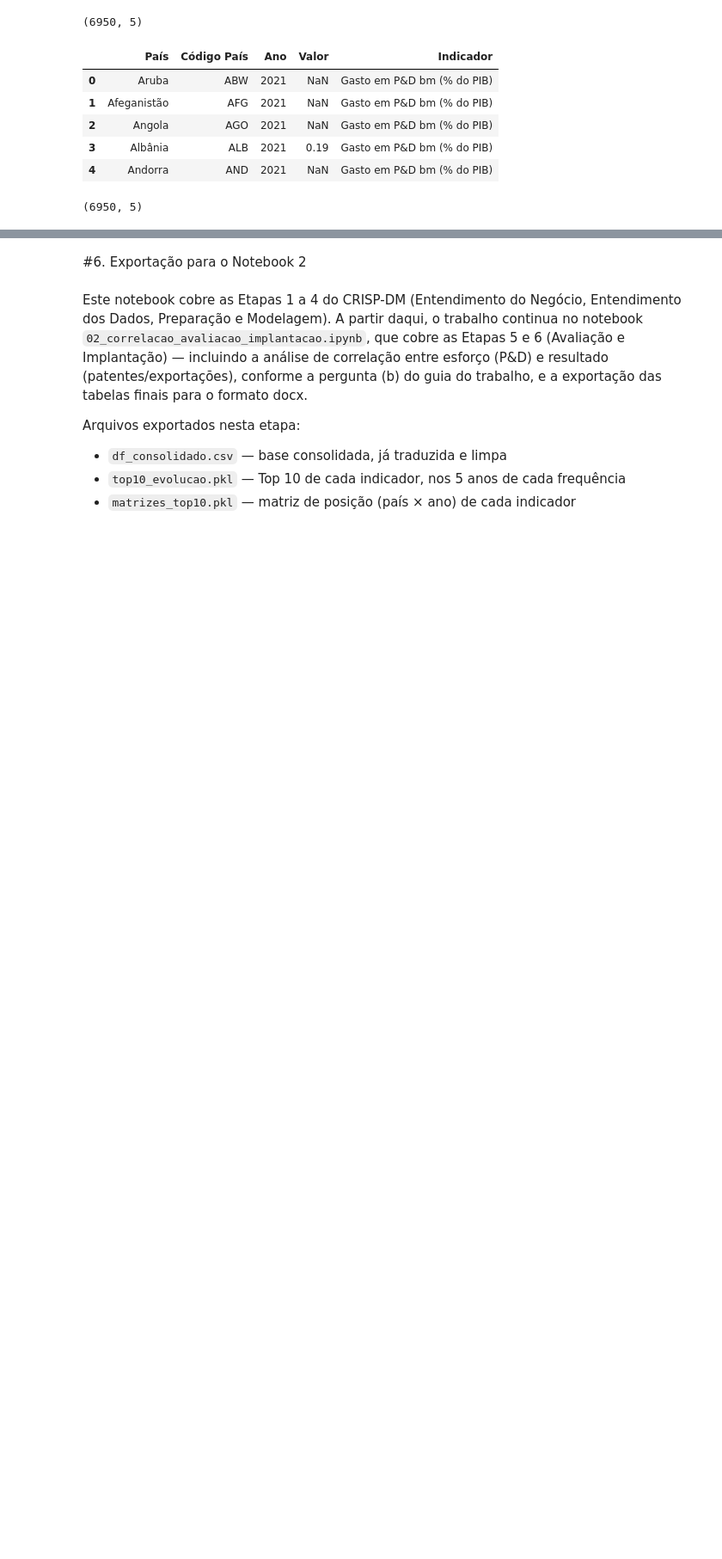
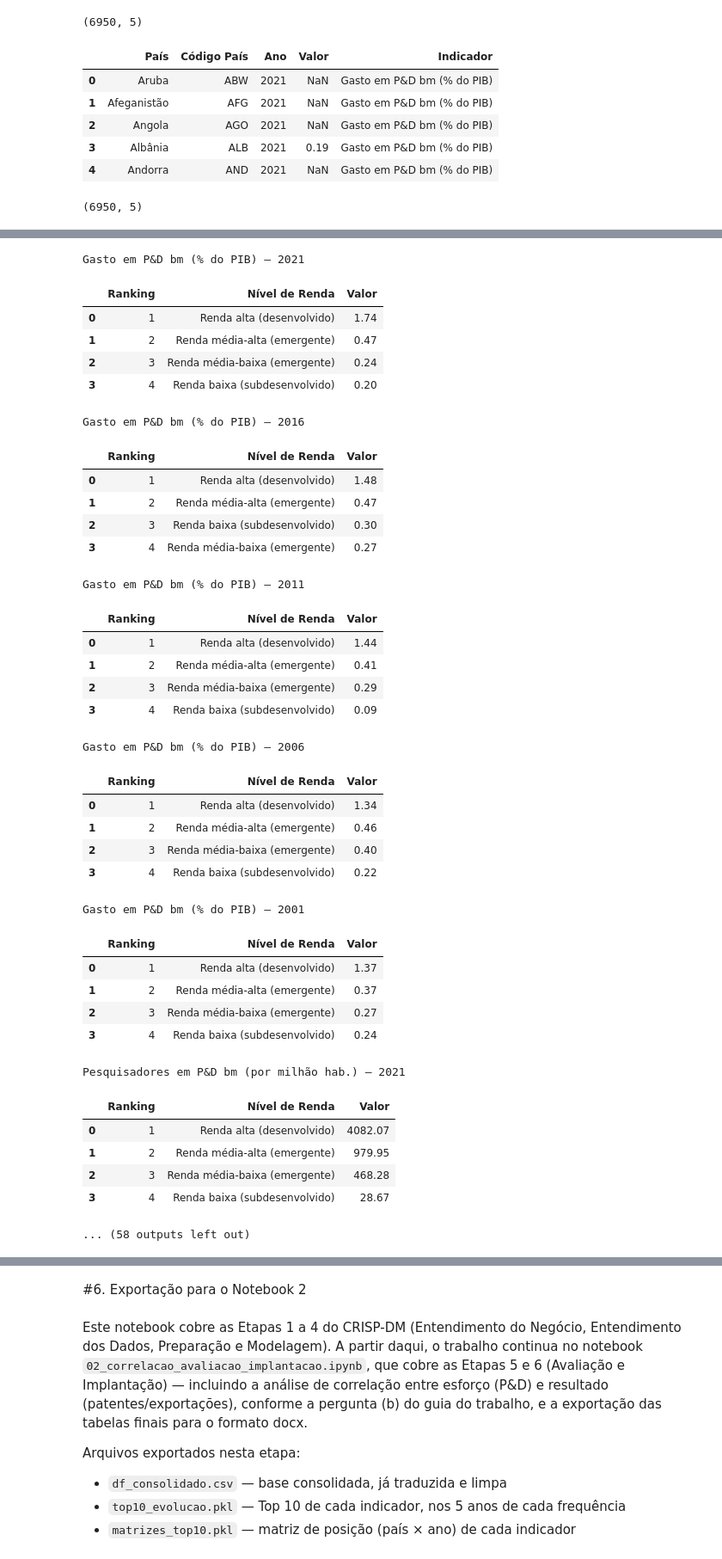
Before and after one commit to Gabriel-Roledo-ds/Analise-dos-top-10-paises-em-Inovacao-Tecnologica, a Jupyter notebook: 01_coleta_preparacao_modelagem.ipynb, the cells around one changed output, grey strips where cells are left out. Shown at 86% size. Cells and saved outputs as stored; diff of their text form; code cells hidden in the pictures; blank space fills up the shorter version.

```diff
--- a/01_coleta_preparacao_modelagem.ipynb
+++ b/01_coleta_preparacao_modelagem.ipynb
@@ -1969,0 +2215,48 @@ df_consolidado.shape
+# %%
+ranking_renda_evolucao = {}
+
+for indicador, anos in indicadores_com_anos.items():
+    ranking_renda_evolucao[indicador] = {}
+    for ano in anos:
+        ranking_renda_evolucao[indicador][ano] = ranking_nivel_renda(df_consolidado, indicador, ano)
+
+        print(f"\n{indicador} — {ano}")
+        display(ranking_renda_evolucao[indicador][ano])
+# %% [output]
+Gasto em P&D bm (% do PIB) — 2021
+|  | Ranking | Nível de Renda | Valor |
+| 0 | 1 | Renda alta (desenvolvido) | 1.74 |
+| 1 | 2 | Renda média-alta (emergente) | 0.47 |
+| 2 | 3 | Renda média-baixa (emergente) | 0.24 |
+| 3 | 4 | Renda baixa (subdesenvolvido) | 0.20 |
+Gasto em P&D bm (% do PIB) — 2016
+|  | Ranking | Nível de Renda | Valor |
+| 0 | 1 | Renda alta (desenvolvido) | 1.48 |
+| 1 | 2 | Renda média-alta (emergente) | 0.47 |
+| 2 | 3 | Renda baixa (subdesenvolvido) | 0.30 |
+| 3 | 4 | Renda média-baixa (emergente) | 0.27 |
+Gasto em P&D bm (% do PIB) — 2011
+|  | Ranking | Nível de Renda | Valor |
+| 0 | 1 | Renda alta (desenvolvido) | 1.44 |
+| 1 | 2 | Renda média-alta (emergente) | 0.41 |
+| 2 | 3 | Renda média-baixa (emergente) | 0.29 |
+| 3 | 4 | Renda baixa (subdesenvolvido) | 0.09 |
+Gasto em P&D bm (% do PIB) — 2006
+|  | Ranking | Nível de Renda | Valor |
+| 0 | 1 | Renda alta (desenvolvido) | 1.34 |
+| 1 | 2 | Renda média-alta (emergente) | 0.46 |
+| 2 | 3 | Renda média-baixa (emergente) | 0.40 |
+| 3 | 4 | Renda baixa (subdesenvolvido) | 0.22 |
+Gasto em P&D bm (% do PIB) — 2001
+|  | Ranking | Nível de Renda | Valor |
+| 0 | 1 | Renda alta (desenvolvido) | 1.37 |
+| 1 | 2 | Renda média-alta (emergente) | 0.37 |
+| 2 | 3 | Renda média-baixa (emergente) | 0.27 |
+| 3 | 4 | Renda baixa (subdesenvolvido) | 0.24 |
+Pesquisadores em P&D bm (por milhão hab.) — 2021
+|  | Ranking | Nível de Renda | Valor |
+| 0 | 1 | Renda alta (desenvolvido) | 4082.07 |
+| 1 | 2 | Renda média-alta (emergente) | 979.95 |
+| 2 | 3 | Renda média-baixa (emergente) | 468.28 |
+| 3 | 4 | Renda baixa (subdesenvolvido) | 28.67 |
+... (58 outputs left out)
```
Also changed, not shown: parts of 16 cells of this notebook.
